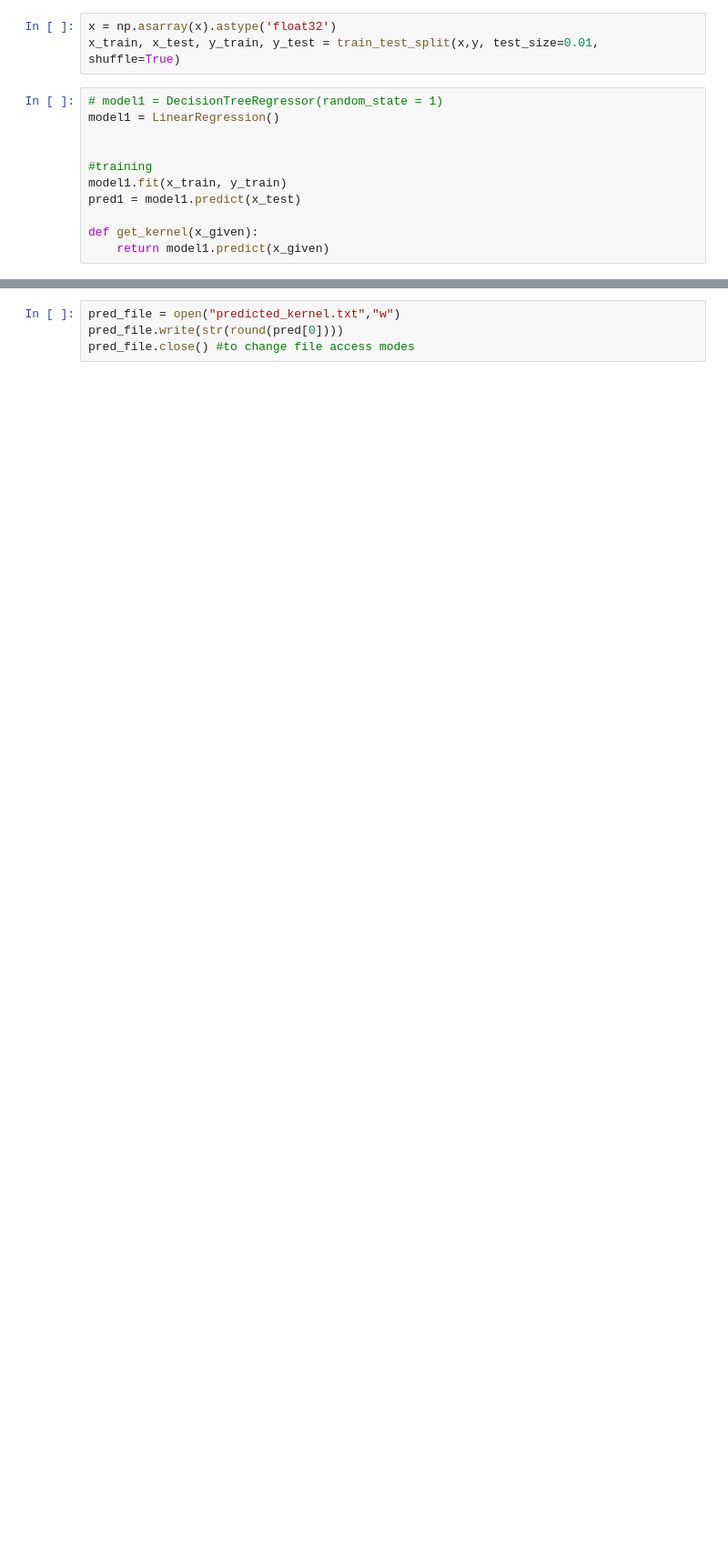
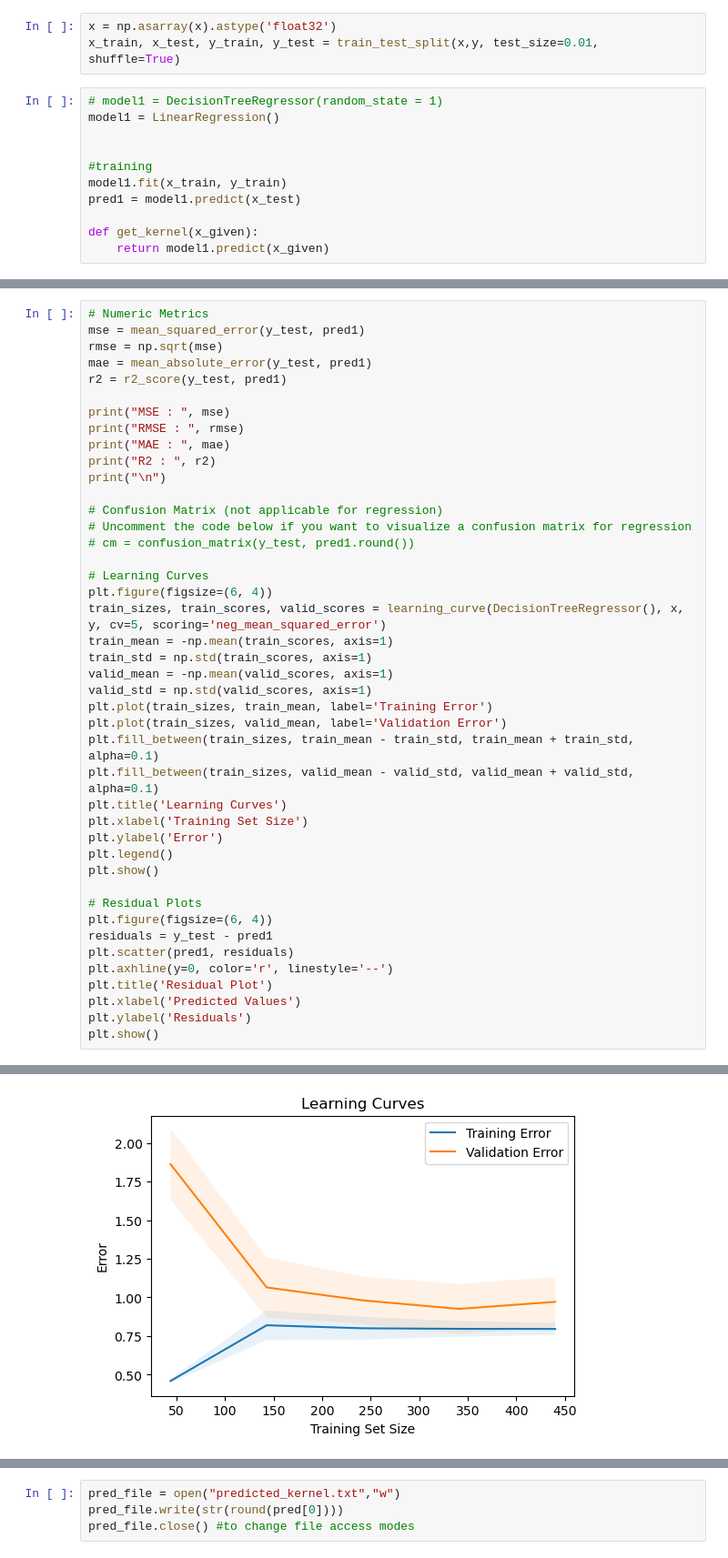
Before and after one commit to Rohanmrao/Image-Despeckling, a Jupyter notebook: model.ipynb, the cells around one changed output, grey strips where cells are left out. Shown: that part at 91% size. Cells and saved outputs as stored; diff of their text form; blank space fills up the shorter version.

Commit message:
added metrics

```diff
--- a/model.ipynb
+++ b/model.ipynb
@@ -78,0 +81,44 @@ MSE:  0.24822159838186053
+# %%
+# Numeric Metrics
+mse = mean_squared_error(y_test, pred1)
+rmse = np.sqrt(mse)
+mae = mean_absolute_error(y_test, pred1)
+r2 = r2_score(y_test, pred1)
+
+print("MSE : ", mse)
+print("RMSE : ", rmse)
+print("MAE : ", mae)
+print("R2 : ", r2)
+print("\n")
+
+# Confusion Matrix (not applicable for regression)
+# Uncomment the code below if you want to visualize a confusion matrix for regression
+# cm = confusion_matrix(y_test, pred1.round())
+
+# Learning Curves
+plt.figure(figsize=(6, 4))
+train_sizes, train_scores, valid_scores = learning_curve(DecisionTreeRegressor(), x, y, cv=5, scoring='neg_mean_squared_error')
+train_mean = -np.mean(train_scores, axis=1)
+train_std = np.std(train_scores, axis=1)
+valid_mean = -np.mean(valid_scores, axis=1)
+valid_std = np.std(valid_scores, axis=1)
+plt.plot(train_sizes, train_mean, label='Training Error')
+plt.plot(train_sizes, valid_mean, label='Validation Error')
+plt.fill_between(train_sizes, train_mean - train_std, train_mean + train_std, alpha=0.1)
+plt.fill_between(train_sizes, valid_mean - valid_std, valid_mean + valid_std, alpha=0.1)
+plt.title('Learning Curves')
+plt.xlabel('Training Set Size')
+plt.ylabel('Error')
+plt.legend()
+plt.show()
+
+# Residual Plots
+plt.figure(figsize=(6, 4))
+residuals = y_test - pred1
+plt.scatter(pred1, residuals)
+plt.axhline(y=0, color='r', linestyle='--')
+plt.title('Residual Plot')
+plt.xlabel('Predicted Values')
+plt.ylabel('Residuals')
+plt.show()
+# %% [output]
@@ -78,0 +129 @@ MSE:  0.24822159838186053
+[figure, added]
```
Also changed, not shown: parts of 5 cells of this notebook.
